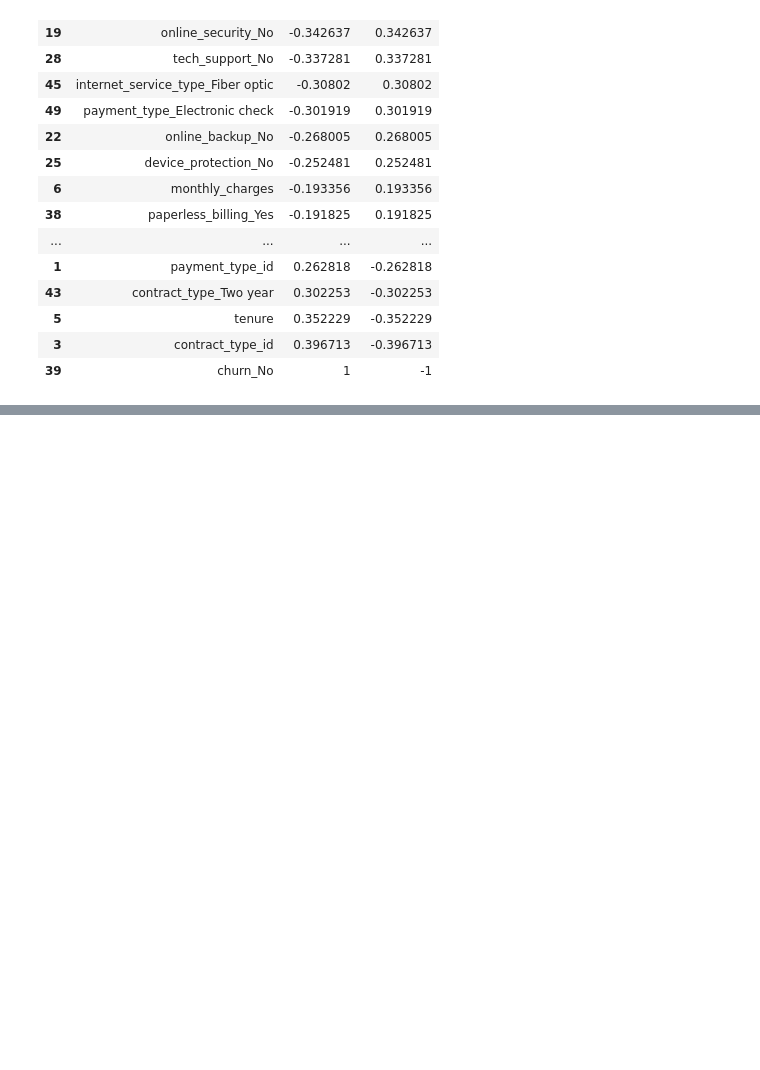
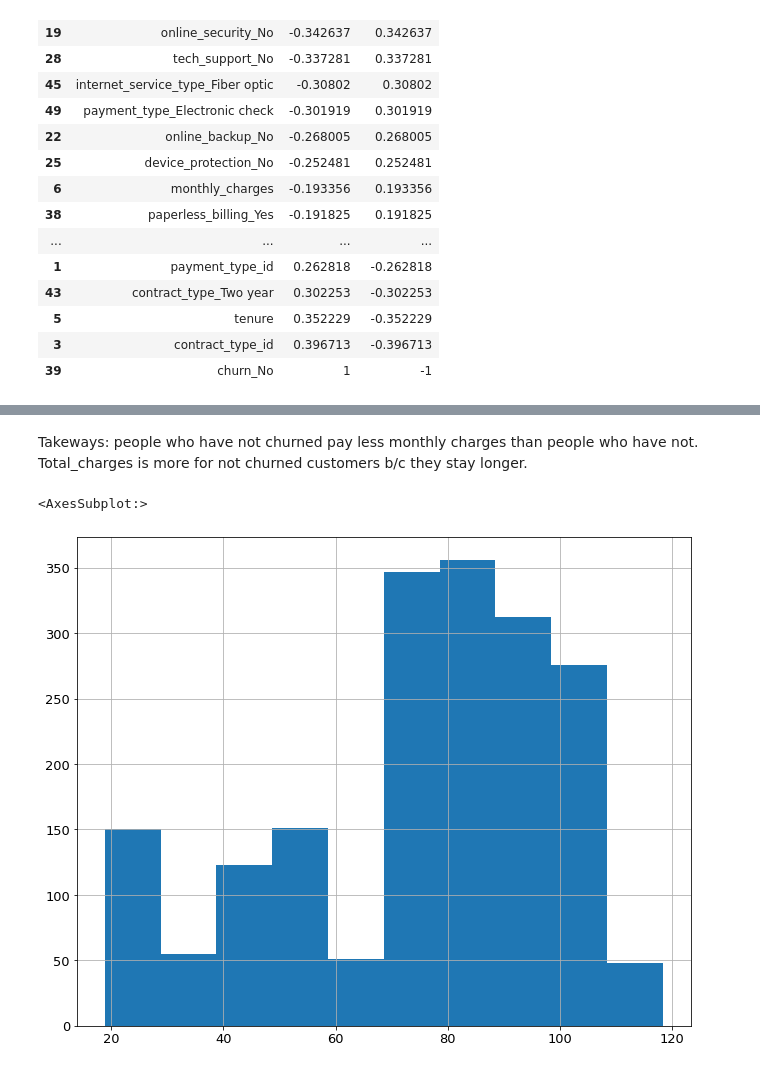
Before and after one commit to LinhQuach13/classification_project, a Jupyter notebook: telco_workbook.ipynb, the cells around one changed output, grey strips where cells are left out. Drawn from its saved outputs; the diff is of its cells as text; code cells hidden in the pictures; blank space fills up the shorter version.

```diff
--- a/telco_workbook.ipynb
+++ b/telco_workbook.ipynb
@@ -226,0 +644,10 @@ corr_df.sort_values(by='churn_No')
+# %% [markdown]
+Takeways: people who have not churned pay less monthly charges than people who have not. Total_charges is more for not churned customers b/c they stay longer.
+# %%
+# histogram of churned customers
+churn_sample =telco_combined[telco_combined.churn == 1].monthly_charges
+
+churn_sample.hist()
+# %% [output]
+<AxesSubplot:>
+[figure, added]
```
Also changed, not shown: parts of 102 cells of this notebook.
